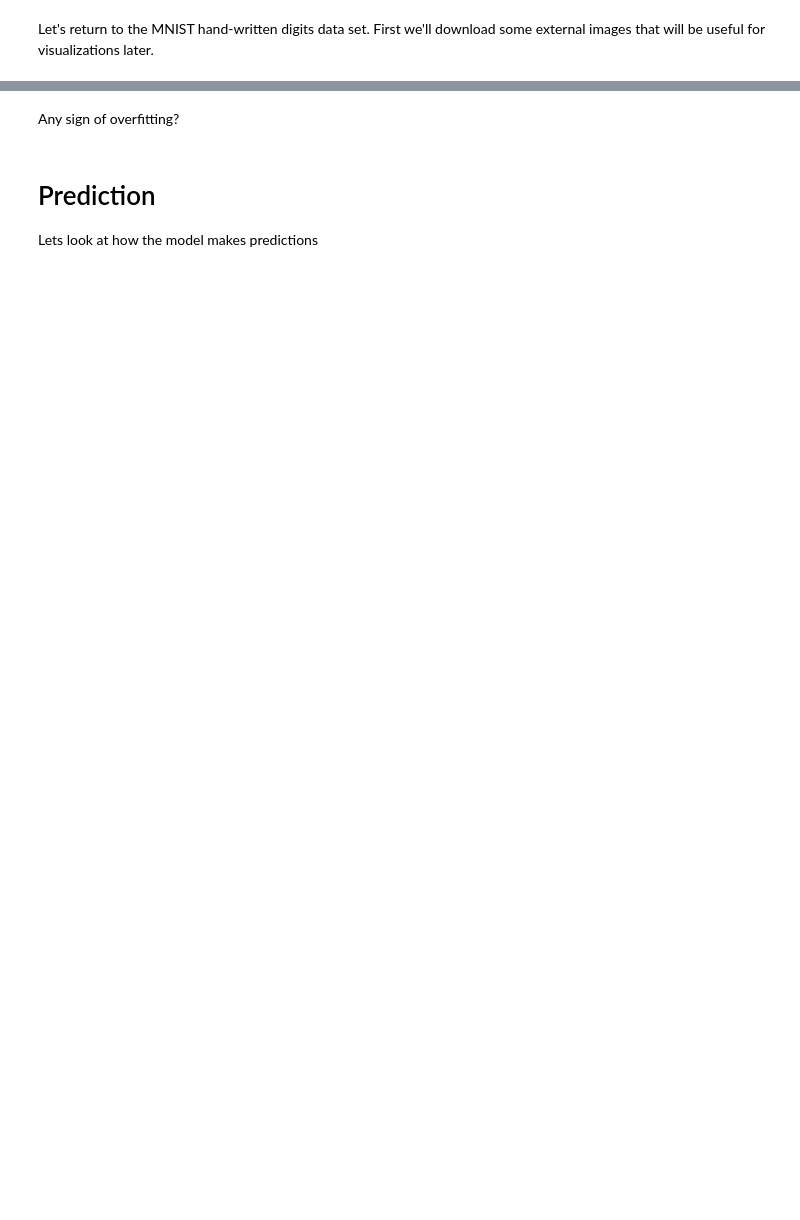
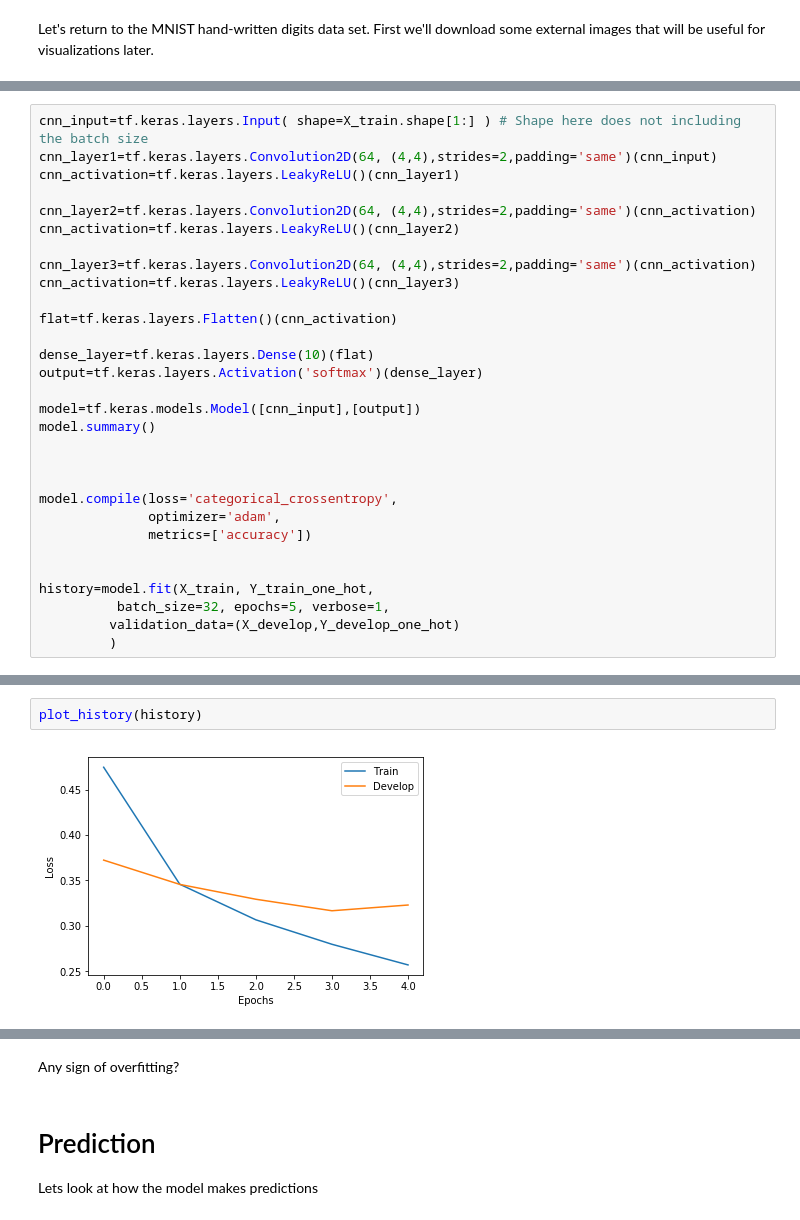
Before and after one commit to jsearcy1/racsml, a Jupyter notebook: notebooks/3-ConvolutionalNN.ipynb, the cells around one changed output, grey strips where cells are left out. Drawn from its saved outputs; the diff is of its cells as text; blank space fills up the shorter version.

```diff
--- a/notebooks/3-ConvolutionalNN.ipynb
+++ b/notebooks/3-ConvolutionalNN.ipynb
@@ -566,0 +659,30 @@ print("loss: {}, accuracy: {}".format(*score))
+# %%
+cnn_input=tf.keras.layers.Input( shape=X_train.shape[1:] ) # Shape here does not including the batch size
+cnn_layer1=tf.keras.layers.Convolution2D(64, (4,4),strides=2,padding='same')(cnn_input)
+cnn_activation=tf.keras.layers.LeakyReLU()(cnn_layer1)
+
+cnn_layer2=tf.keras.layers.Convolution2D(64, (4,4),strides=2,padding='same')(cnn_activation)
+cnn_activation=tf.keras.layers.LeakyReLU()(cnn_layer2)
+
+cnn_layer3=tf.keras.layers.Convolution2D(64, (4,4),strides=2,padding='same')(cnn_activation)
+cnn_activation=tf.keras.layers.LeakyReLU()(cnn_layer3)
+
+flat=tf.keras.layers.Flatten()(cnn_activation)
+
+dense_layer=tf.keras.layers.Dense(10)(flat)
+output=tf.keras.layers.Activation('softmax')(dense_layer)
+
+model=tf.keras.models.Model([cnn_input],[output])
+model.summary()
+
+
+
+model.compile(loss='categorical_crossentropy',
+              optimizer='adam',
+              metrics=['accuracy'])
+
+
+history=model.fit(X_train, Y_train_one_hot,
+          batch_size=32, epochs=5, verbose=1,
+         validation_data=(X_develop,Y_develop_one_hot)
+         )
@@ -567 +707,5 @@ print("loss: {}, accuracy: {}".format(*score))
+# %%
+plot_history(history)
+# %% [output]
+[figure, added]
 # %% [markdown]
```
Also changed, not shown: parts of 49 cells of this notebook.
